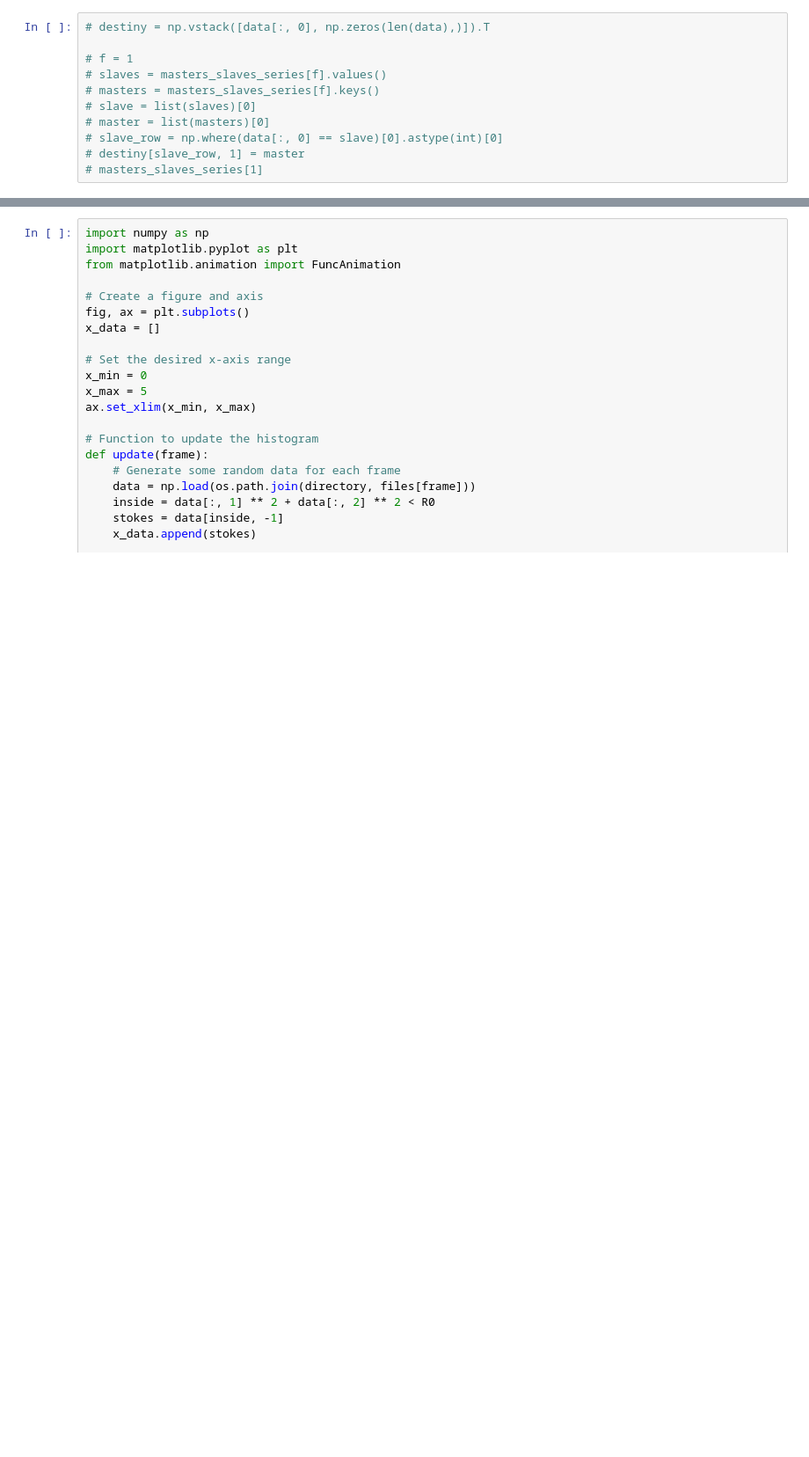
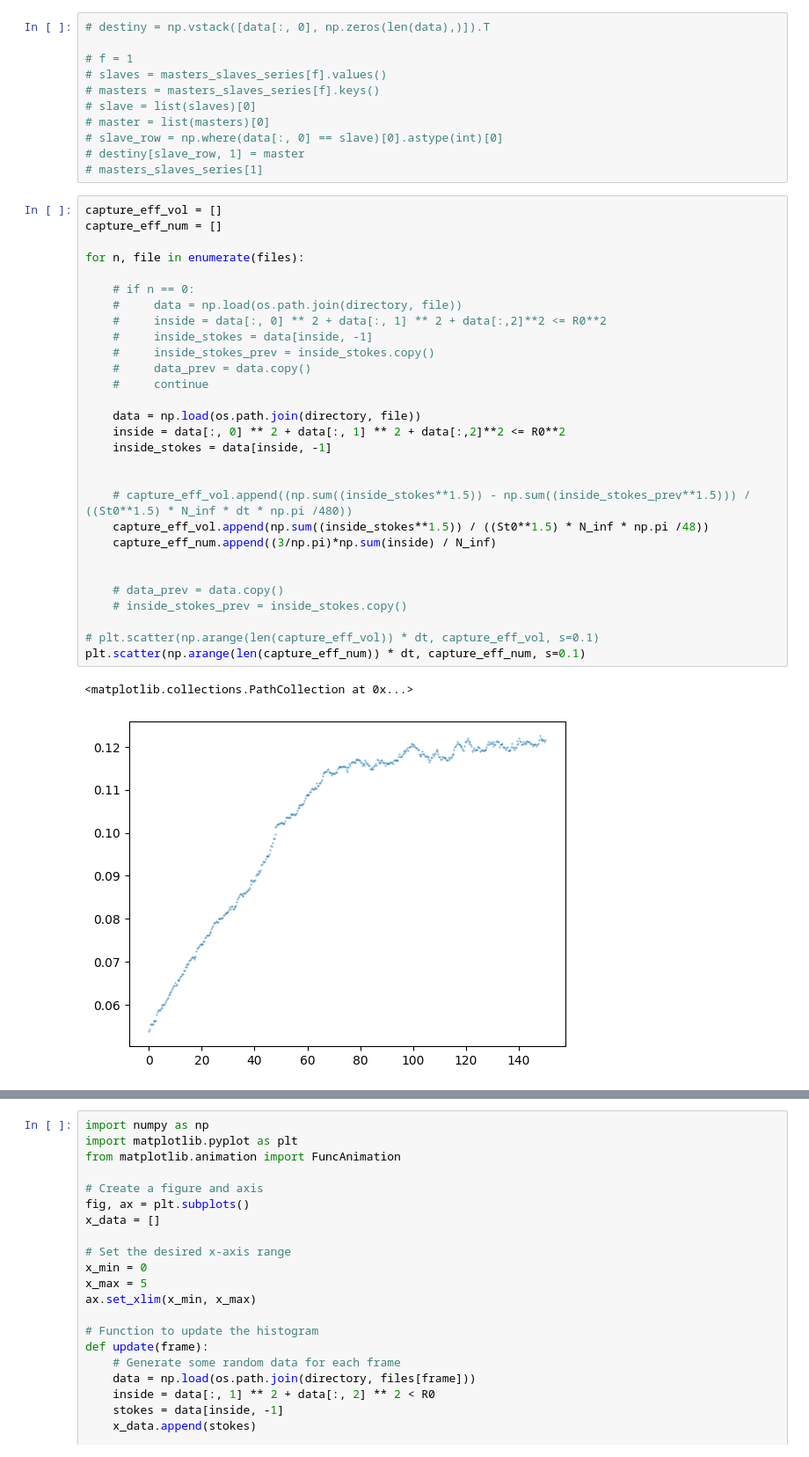
Before and after one commit to zhizhiL/merging_3D, a Jupyter notebook: analysis/test.ipynb, the cells around one changed output, grey strips where cells are left out. Shown at 88% size. Cells and saved outputs as stored; diff of their text form; blank space fills up the shorter version.

```diff
--- a/analysis/test.ipynb
+++ b/analysis/test.ipynb
@@ -75,6 +99,38 @@ files = sorted([file for file in os.listdir(directory) if file.endswith('.npy')]
 # slave_row = np.where(data[:, 0] == slave)[0].astype(int)[0]
 # destiny[slave_row, 1] = master
 # masters_slaves_series[1]
+# %%
+capture_eff_vol = []
+capture_eff_num = []
+
+for n, file in enumerate(files):
+
+    # if n == 0:
+    #     data = np.load(os.path.join(directory, file))
+    #     inside = data[:, 0] ** 2 + data[:, 1] ** 2 + data[:,2]**2 <= R0**2
+    #     inside_stokes = data[inside, -1]
+    #     inside_stokes_prev = inside_stokes.copy()
+    #     data_prev = data.copy()
+    #     continue
+
+    data = np.load(os.path.join(directory, file))
+    inside = data[:, 0] ** 2 + data[:, 1] ** 2 + data[:,2]**2 <= R0**2
+    inside_stokes = data[inside, -1]
+
+
+    # capture_eff_vol.append((np.sum((inside_stokes**1.5)) - np.sum((inside_stokes_prev**1.5))) / ((St0**1.5) * N_inf * dt * np.pi /480))
+    capture_eff_vol.append(np.sum((inside_stokes**1.5)) / ((St0**1.5) * N_inf * np.pi /48))
+    capture_eff_num.append((3/np.pi)*np.sum(inside) / N_inf)
+
+
+    # data_prev = data.copy()
+    # inside_stokes_prev = inside_stokes.copy()
+
+# plt.scatter(np.arange(len(capture_eff_vol)) * dt, capture_eff_vol, s=0.1)
+plt.scatter(np.arange(len(capture_eff_num)) * dt, capture_eff_num, s=0.1)
+# %% [output]
+<matplotlib.collections.PathCollection at 0x...>
+[figure, added]
 # %%
 R0 = 1
 dt = 0.3
```
Also changed, not shown: parts of 3 cells of this notebook.
